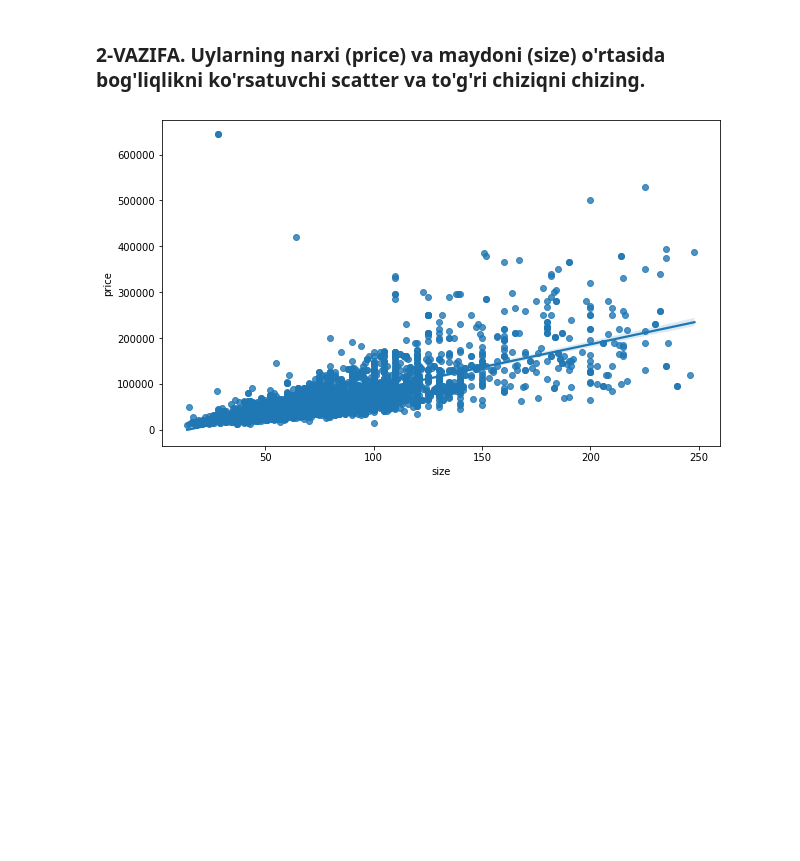
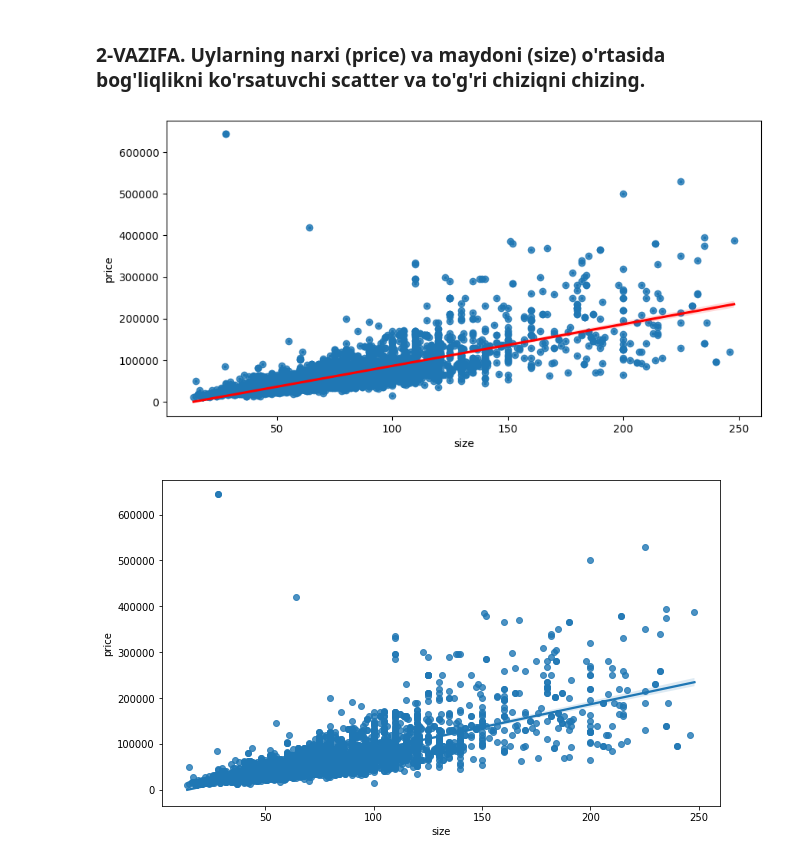
Before and after one commit to Shermukhammat/Mohirdev_Data_Science_praktikum, a Jupyter notebook: visualization/04_AMALIYOT_03_scatterplot.ipynb, the cells around one changed output. Saved outputs shown, nothing was run; the diff lists cells and outputs as text; code cells hidden in the pictures; blank space fills up the shorter version.

```diff
--- a/visualization/04_AMALIYOT_03_scatterplot.ipynb
+++ b/visualization/04_AMALIYOT_03_scatterplot.ipynb
@@ -58,3 +75,12 @@ plt.show()
+# %%
+# JAVOB UCHUN JOY
+
+plt.figure(figsize = (10, 5))
+sns.scatterplot(data = df, x = 'size', y = 'price', s = 10)
+sns.regplot(data = df, x = 'size', y = 'price', line_kws = {'color' : 'red'})
+plt.show()
+# %% [output]
+[figure, added]
 # %%
 #@title Kutilgan natija
 plt.figure(figsize=(10,6))
```
Also changed, not shown: parts of 12 cells of this notebook.
